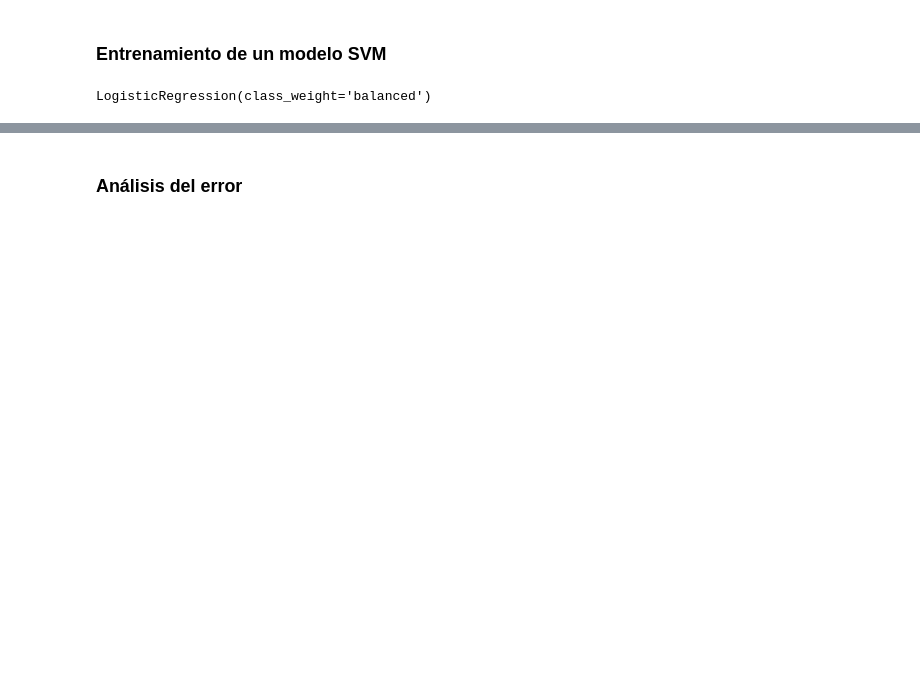
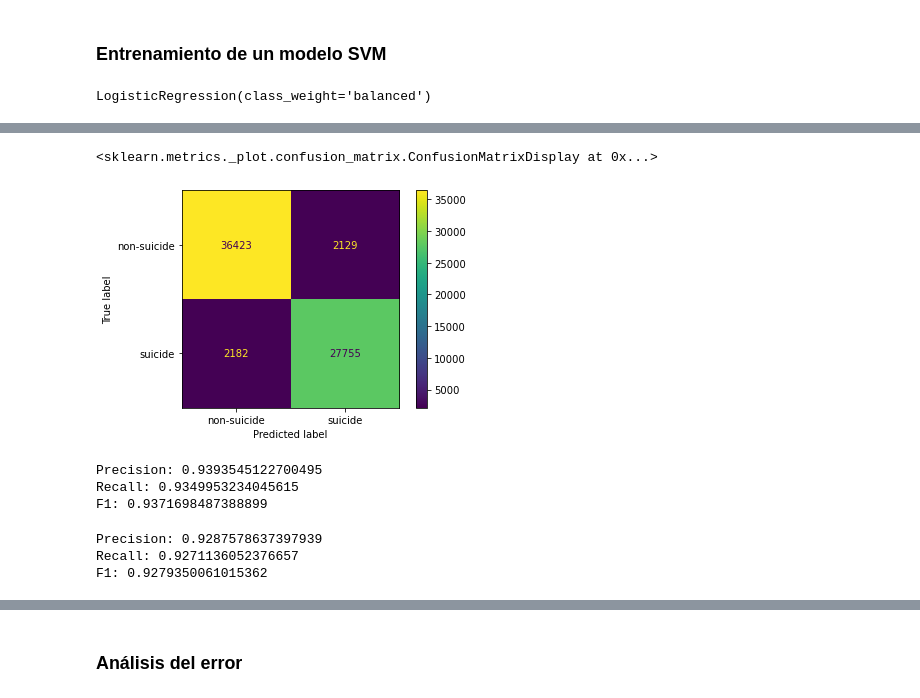
Before and after one commit to nfajardor/ISIS3301-Proyecto1-Etapa1, a Jupyter notebook: random_forest_NLP.ipynb, the cells around one changed output, grey strips where cells are left out. Saved outputs shown, nothing was run; the diff lists cells and outputs as text; code cells hidden in the pictures; blank space fills up the shorter version.

```diff
--- a/random_forest_NLP.ipynb
+++ b/random_forest_NLP.ipynb
@@ -304,3 +182,36 @@ ValueError: ignored
+# %%
+ConfusionMatrixDisplay.from_predictions(y_test, y_test_svm_predict)
+# %% [output]
+<sklearn.metrics._plot.confusion_matrix.ConfusionMatrixDisplay at 0x...>
+[figure, added]
+# %%
+if len(lr_model.classes_) == 2:
+    print('Precision:', precision_score(y_train, y_train_svm_predict, pos_label = 'suicide'))
+    print('Recall:', recall_score(y_train, y_train_svm_predict, pos_label = 'suicide'))
+    print('F1:', f1_score(y_train, y_train_svm_predict, pos_label = 'suicide'))
+else:
+    # Para casos no binarios, es común calcular las métricas para cada clase
+    print('Precision:', precision_score(y_train, y_train_svm_predict, average = None))
+    print('Recall:', recall_score(y_train, y_train_svm_predict, average = None))
+    print('F1:', f1_score(y_train, y_train_svm_predict, average = None))
+# %% [output]
+Precision: 0.9393545122700495
+Recall: 0.9349953234045615
+F1: 0.9371698487388899
+# %%
+if len(lr_model.classes_) == 2:
+    print('Precision:', precision_score(y_test, y_test_svm_predict, pos_label = 'suicide'))
+    print('Recall:', recall_score(y_test, y_test_svm_predict, pos_label = 'suicide'))
+    print('F1:', f1_score(y_test, y_test_svm_predict, pos_label = 'suicide'))
+else:
+    # Para casos no binarios, es común calcular las métricas para cada clase
+    print('Precision:', precision_score(y_test, y_test_svm_predict, average = None))
+    print('Recall:', recall_score(y_test, y_test_svm_predict, average = None))
+    print('F1:', f1_score(y_test, y_test_svm_predict, average = None))
+# %% [output]
+Precision: 0.9287578637397939
+Recall: 0.9271136052376657
+F1: 0.9279350061015362
 # %%
 X_bow_lr = bow.fit_transform(X_train.values.astype('U'))
 # %%
```
Also changed, not shown: parts of 56 cells of this notebook.
